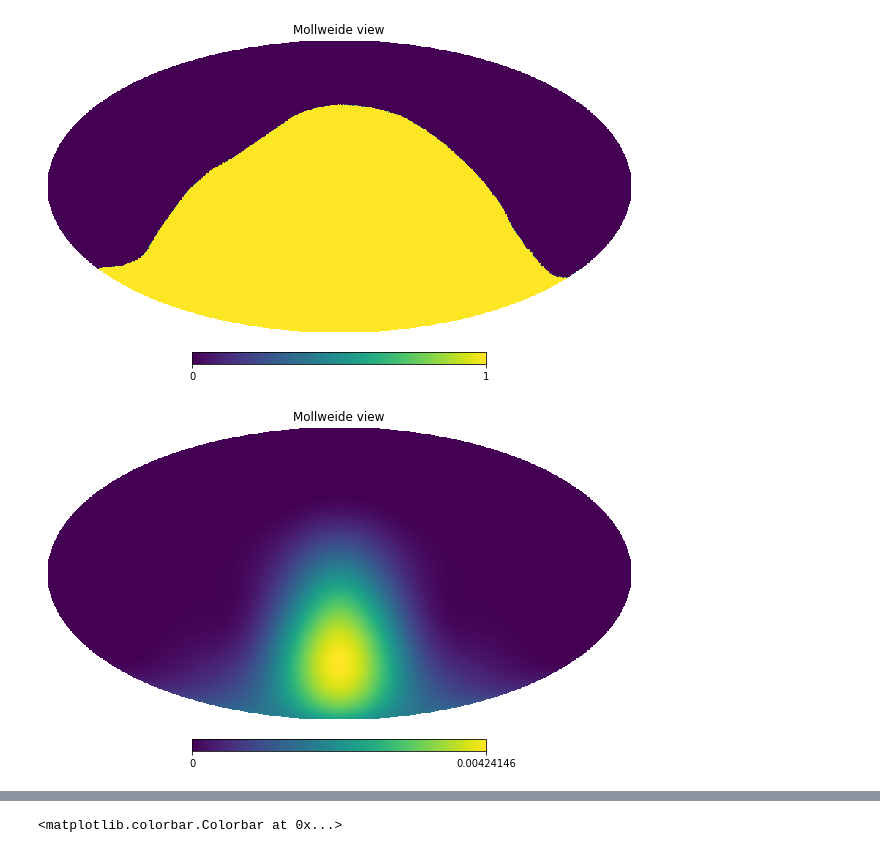
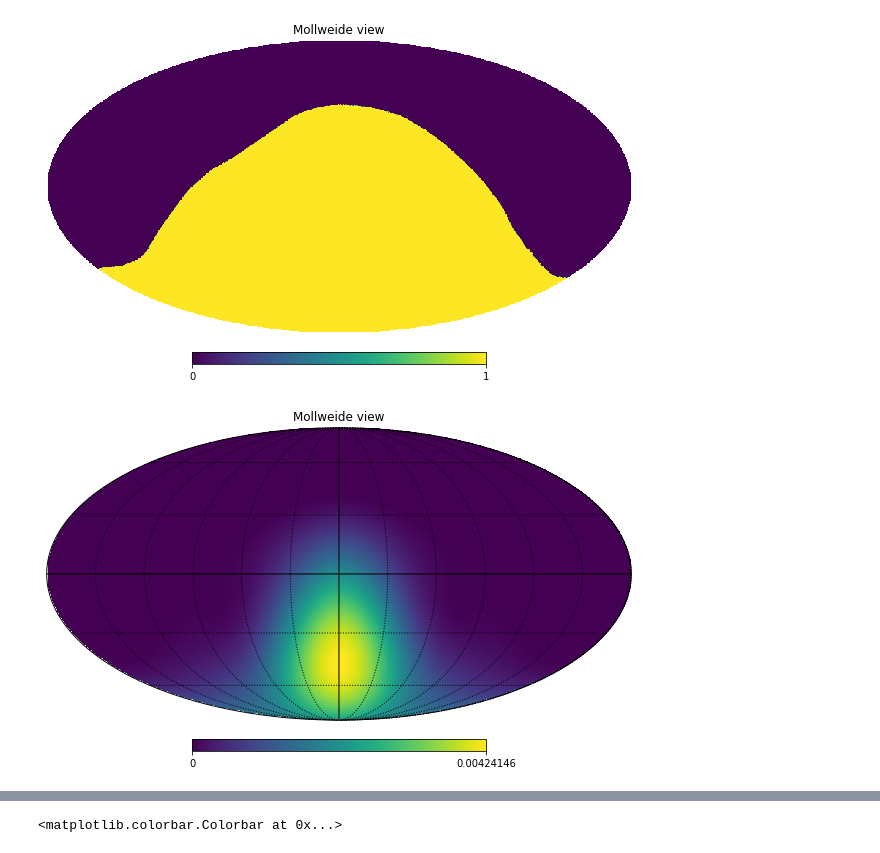
Before and after one commit to PRIZM-Experiment/prizm-calibration, a Jupyter notebook: Horizon.ipynb, the cells around one changed output, grey strips where cells are left out. Drawn from its saved outputs; the diff is of its cells as text; code cells hidden in the pictures.

```diff
--- a/Horizon.ipynb
+++ b/Horizon.ipynb
@@ -28,6 +33,6 @@ hp.mollview(healpy_horizon)
 # %%
 f = 60
 hp.mollview(healpy_beam[f])
-# hp.graticule()
+hp.graticule()
 # %% [output]
-[figure, old version]
+[figure, new version]
```
Also changed, not shown: parts of 3 cells of this notebook, 7 other files.
